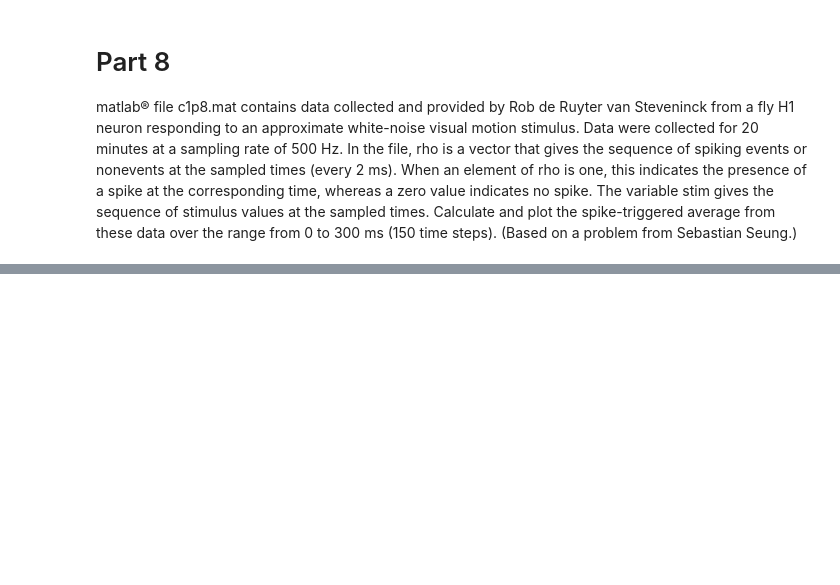
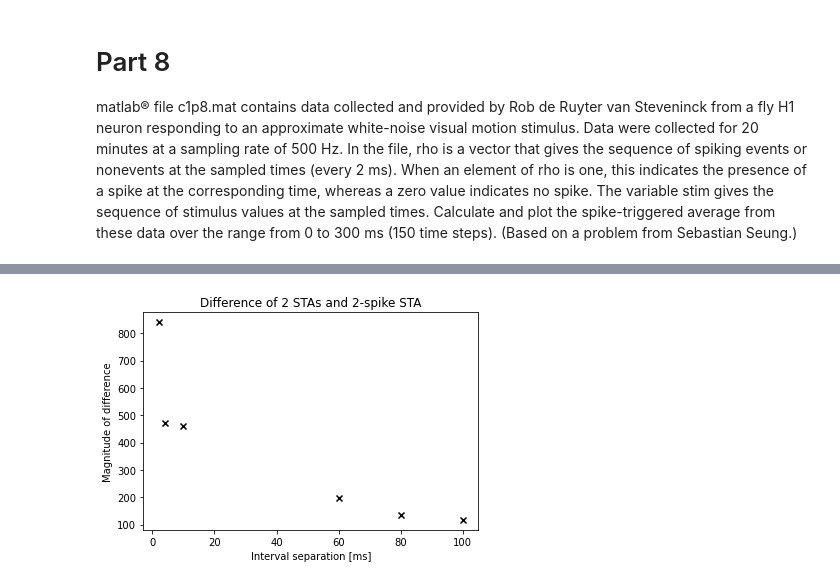
Before and after one commit to Revanchist317/DA_exercises, a Jupyter notebook: Chapter 1.ipynb, the cells around one changed output, grey strips where cells are left out. Saved outputs shown, nothing was run; the diff lists cells and outputs as text; code cells hidden in the pictures; blank space fills up the shorter version.

```diff
--- a/Chapter 1.ipynb
+++ b/Chapter 1.ipynb
@@ -737,0 +799,35 @@ plt.show()
+# %%
+# Calculate the magnitude of the difference between the two-spike-triggered average and the sum of
+# two single-spike triggered averages (obtained in exercise 8) separated by the same time interval
+
+mag_of_diff = []
+plt.figure()
+
+# Loop over the intervals separating the spikes
+for sep_val in list(STA_H1_dict.keys()):
+
+    # Firstly, we need to sum the STAs separated by a given interval (not a very elegant solution... )
+
+    # Insert a padding of zeros to offset the STA
+    plch2 = np.append(STA_H1, [0]*int(sep_val/2-1))
+
+    # Remove the redundant values
+    plch2 = list(plch2)
+    del plch2[0:int(sep_val/2-1)]
+
+    # Sum the two
+    two_STA = plch2 + STA_H1
+
+    # Calculate the magnitude of difference (using the absolute value) across the range we've been working on
+    mag_of_diff.append(np.abs(STA_H1_dict[sep_val][round(len(lags_H1)/2)-150:round(len(lags_H1)/2)] -
+                        two_STA[round(len(lags_H1)/2)-150:round(len(lags_H1)/2)]).sum())
+
+    # Plot, as a function of the separation between the two spikes
+    plt.scatter(sep_val, mag_of_diff[-1], c='k', marker='x')
+
+plt.xlabel('Interval separation [ms]')
+plt.ylabel('Magnitude of difference')
+plt.title('Difference of 2 STAs and 2-spike STA')
+plt.show()
+# %% [output]
+[figure, added]
```
Also changed, not shown: parts of 14 cells of this notebook.
